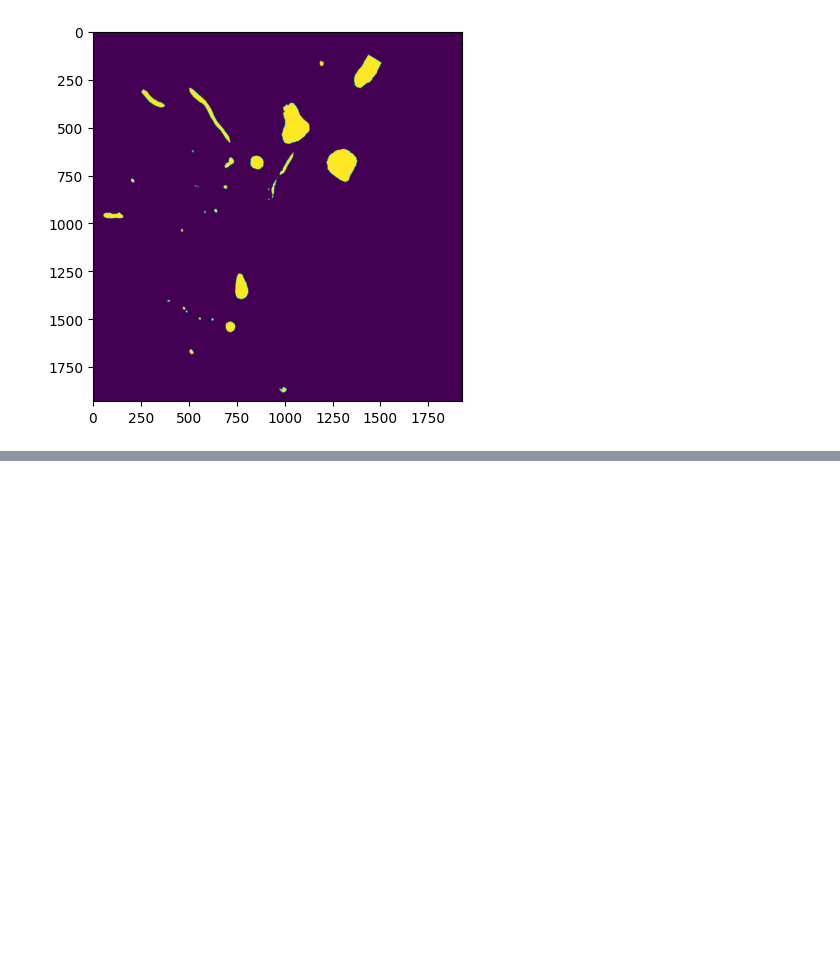
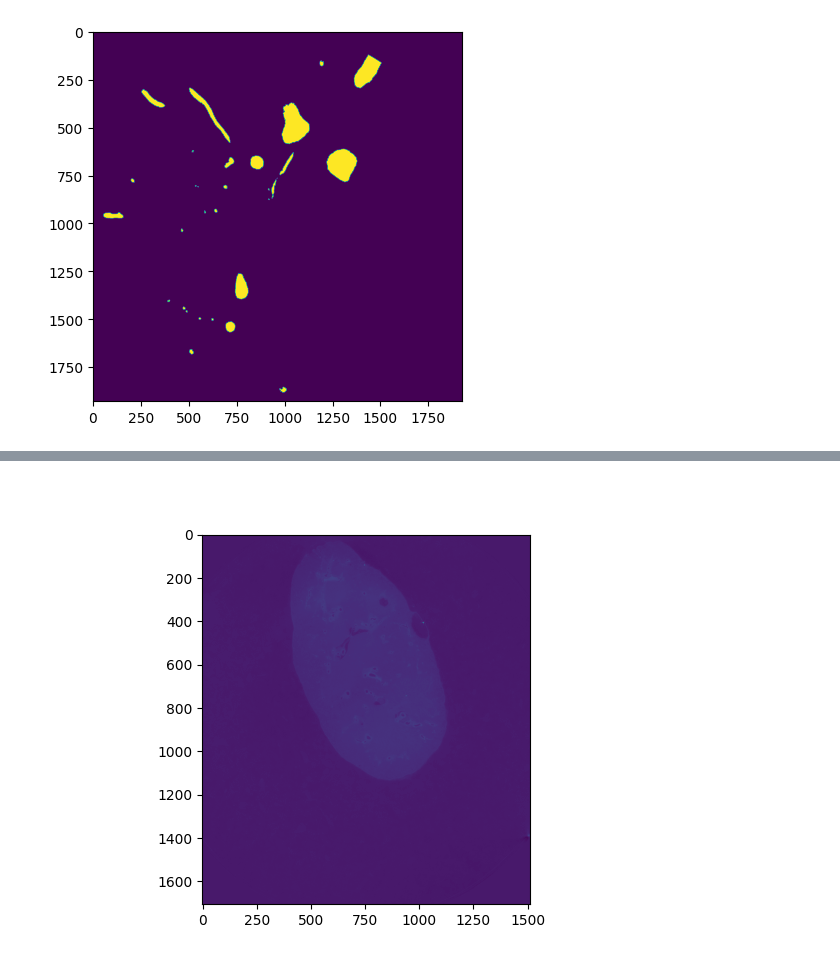
Before and after one commit to viktorcikojevic/kaggle_sennet, a Jupyter notebook: notebooks/foreground_splitter.ipynb, the cells around one changed output, grey strips where cells are left out. Saved outputs shown, nothing was run; the diff lists cells and outputs as text; code cells hidden in the pictures; blank space fills up the shorter version.

```diff
--- a/notebooks/foreground_splitter.ipynb
+++ b/notebooks/foreground_splitter.ipynb
@@ -51,0 +59,80 @@ from sklearn.mixture import GaussianMixture
+# %%
+def get_foreground_mask(
+        img: np.ndarray,
+        hist_bins: int = 50,
+) -> np.ndarray:
+    n_bins = hist_bins
+    # n_bins = min(len(np.unique(img)), hist_bins)
+
+    p = 1
+    low_percentile, median, high_percentile = np.percentile(img, [p, 50, 100-p])
+    inter_percentile_range = high_percentile - low_percentile
+    outlier_lb = low_percentile - 2.0*inter_percentile_range
+    outlier_ub = high_percentile + 2.0*inter_percentile_range
+
+    bin_freq, bin_edges = np.histogram(img[(img > outlier_lb) & (img < outlier_ub)], bins=n_bins)
+    all_peaks, _ = find_peaks(bin_freq, distance=float(5.0/(bin_edges[1]-bin_edges[0])))
+    if len(all_peaks) < 2:
+        print(f"all_peaks < 2: {all_peaks}")
+        return np.ones((img.shape[0], img.shape[1]), dtype=bool)
+    peak_heights = bin_freq[all_peaks]
+    tallest_peak_indices = np.argsort(peak_heights)[-2:]
+    peaks = all_peaks[tallest_peak_indices]
+    sorted_means = np.sort(bin_edges[peaks])
+    if len(sorted_means) < 2:
+        print(f"sorted_means < 2: {sorted_means}")
+        return np.ones((img.shape[0], img.shape[1]), dtype=bool)
+
+    idx0 = np.argmin(np.abs(bin_edges - sorted_means[0]))
+    idx1 = np.argmin(np.abs(bin_edges - sorted_means[1]))
+    if idx0 == idx1:
+        print(f"idx0 == idx1: {idx0}")
+        return np.ones((img.shape[0], img.shape[1]), dtype=bool)
+
+    # min_freq = np.min(bin_freq[idx0: idx1])
+    # print(f"{min_freq=}")
+    # print(f"indices: {np.argwhere(bin_freq[idx0: idx1] == min_freq)[0]}")
+    # split_val = bin_edges[int(np.mean(np.argwhere(bin_freq[idx0: idx1] == min_freq)[0]) + idx0)]
+    # print(f"{split_val=}")
+    split_val = 0.5 * (bin_edges[idx0] + bin_edges[idx1])
+
+    mask = ((img > split_val) * 255).astype(np.uint8)
+    kernel_size = 7
+    mask = cv2.morphologyEx(mask, cv2.MORPH_CLOSE, np.ones((kernel_size, kernel_size), np.uint8))
+    mask = cv2.morphologyEx(mask, cv2.MORPH_OPEN, np.ones((kernel_size, kernel_size), np.uint8))
+
+    if (mask > 0).mean() < 0.002:
+        return np.ones((img.shape[0], img.shape[1]), dtype=bool)
+    #     print(f"huh")
+    # if (mask > 0).mean() > 0.9:
+    #     print(f"big mask found")
+
+    return mask > 0
+
+
+
+# dir_name = "kidney_1_dense"
+dir_name = "kidney_3_sparse"
+img_paths = sorted(list(Path(f"/home/clay/research/kaggle/sennet/data/blood-vessel-segmentation/train/{dir_name}/images").glob("*")))
+print(f"{len(img_paths) = }")
+i = 800
+# i = 200
+# i = 80
+img_path = str(img_paths[i])
+print(f"{img_path = }")
+
+plt.close()
+
+img = cv2.imread(img_path, 0)
+t0 = time.time()
+fg_mask = get_foreground_mask(img)
+t1 = time.time()
+
+print(t1-t0)
+plt.figure()
+plt.imshow(img)
+plt.figure()
+plt.imshow(fg_mask)
+plt.figure()
+plt.imshow(np.clip(img + 100 * fg_mask, 0, 255))
+# %% [output]
@@ -51,0 +143 @@ from sklearn.mixture import GaussianMixture
+[figure, added]
```
Also changed, not shown: parts of 9 cells of this notebook, 7 other files.
